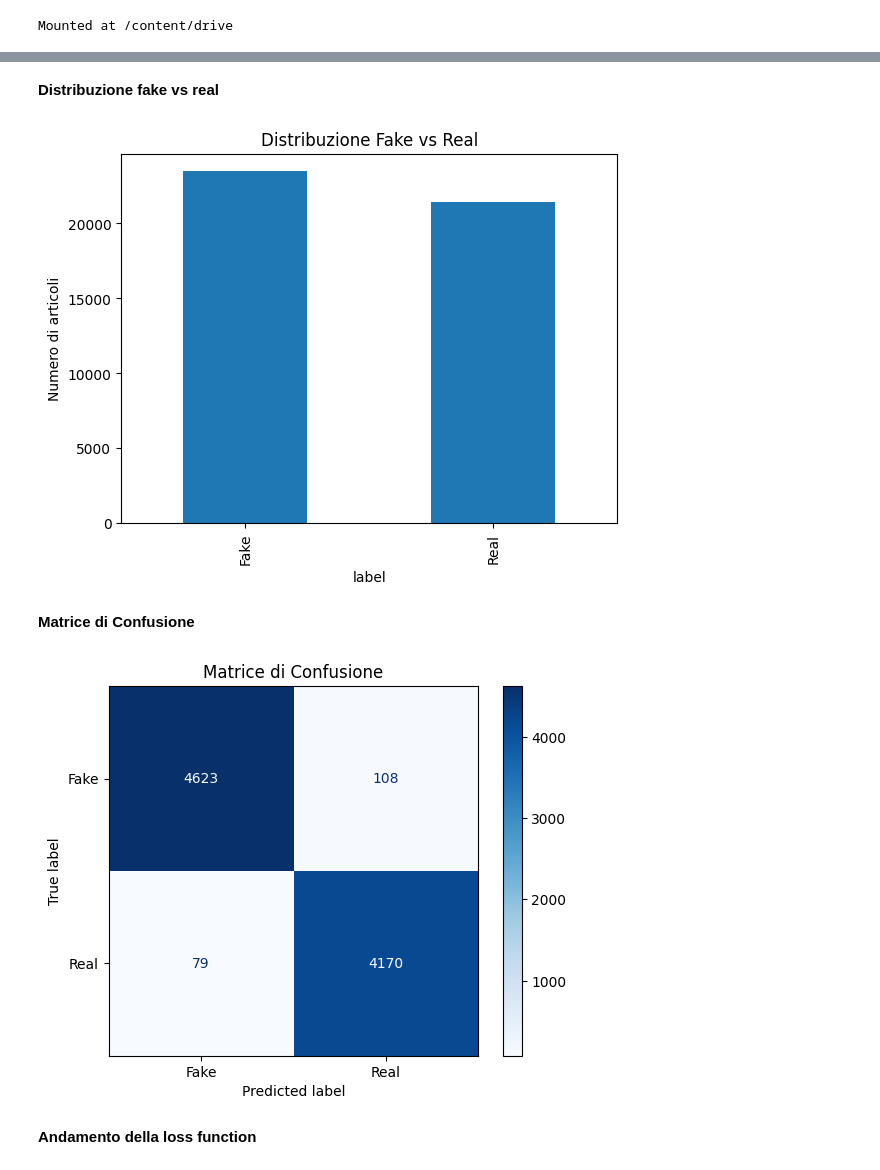
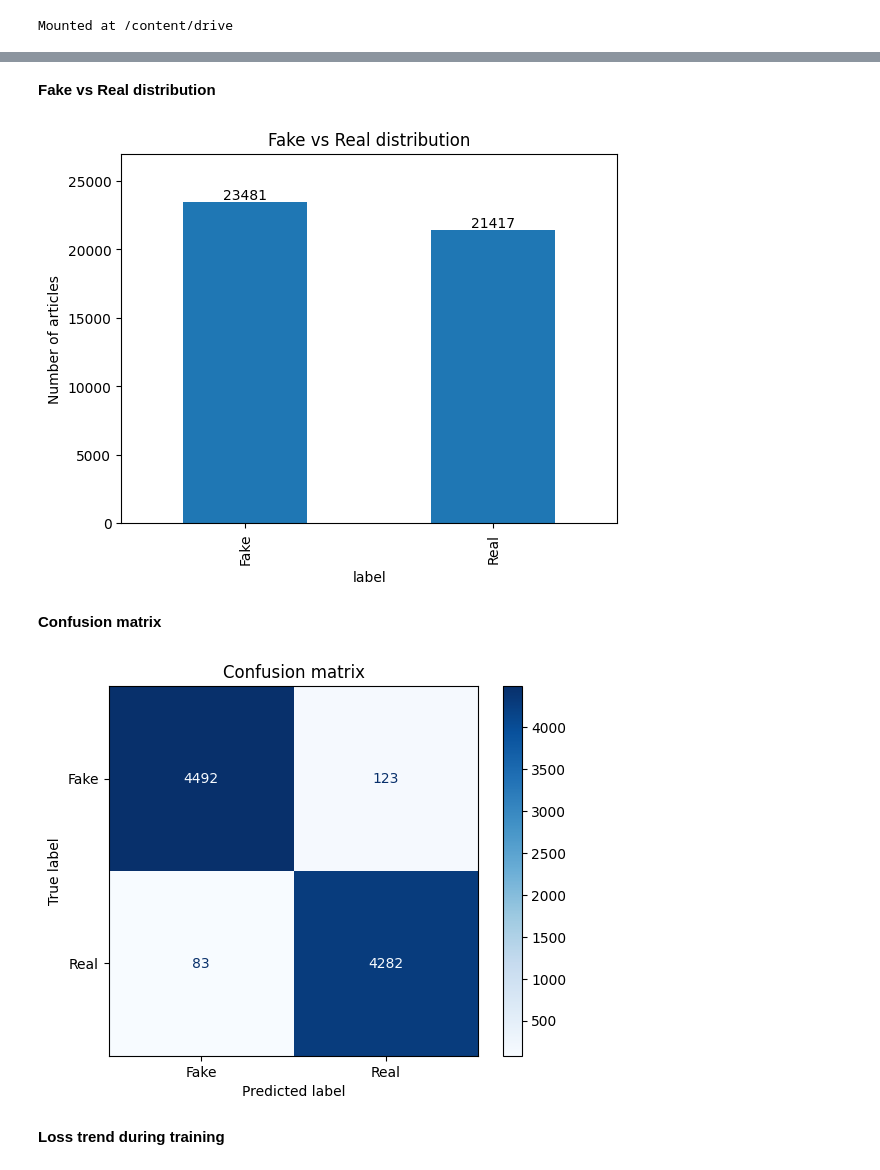
Before and after one commit to marcofoiss/ML-Project, a Jupyter notebook: ML_Project.ipynb, the cells around one changed output, grey strips where cells are left out. Saved outputs shown, nothing was run; the diff lists cells and outputs as text; code cells hidden in the pictures.

```diff
--- a/ML_Project.ipynb
+++ b/ML_Project.ipynb
@@ -38,7 +40,7 @@ def vectorize(text, vocab):
 
 # Logistic Regression Model
 class LogisticRegressionClassifier: # Defines a new class which implements a logistic regression model
-    def __init__(self, input_dim, lr=0.01, epochs=1000): # Contructor method
+    def __init__(self, input_dim, lr=0.005, epochs=1000): # Contructor method
         # input_dim: number of input features
         # lr: learning rate (weights)
         # epochs: number of training iterations
@@ -153,29 +149,35 @@ Accuracy: 0.9782850779510023
-# %% [markdown]
-
-**Distribuzione fake vs real**
+# %% [markdown]
+
+**Fake vs Real distribution**
 # %%
 import matplotlib.pyplot as plt
 
-data['label'].value_counts().plot(kind='bar')
+counts = data['label'].value_counts()
+ax = data['label'].value_counts().plot(kind='bar')
 plt.xticks([0, 1], ['Fake', 'Real'])
-plt.ylabel('Numero di articoli')
-plt.title('Distribuzione Fake vs Real')
+plt.ylabel('Number of articles')
+plt.title('Fake vs Real distribution')
+plt.ylim(0, counts.max() * 1.15)
+for p in ax.patches:
+    height = p.get_height()
+    ax.text(p.get_x() + p.get_width() / 2., height + 200,
+            int(height), ha='center')
 plt.show()
 # %% [output]
-[figure, old version]
+[figure, new version]
-# %% [markdown]
-**Matrice di Confusione**
+# %% [markdown]
+**Confusion matrix**
 # %%
 from sklearn.metrics import confusion_matrix, ConfusionMatrixDisplay
 
 cm = confusion_matrix(y_test, y_pred)
 ConfusionMatrixDisplay(cm, display_labels=['Fake', 'Real']).plot(cmap='Blues')
-plt.title('Matrice di Confusione')
+plt.title('Confusion matrix')
 plt.show()
 # %% [output]
-[figure, old version]
+[figure, new version]
-# %% [markdown]
-**Andamento della loss function**
+# %% [markdown]
+**Loss trend during training**
 # %%
 import matplotlib.pyplot as plt
 
```
Also changed, not shown: parts of 7 cells of this notebook.
